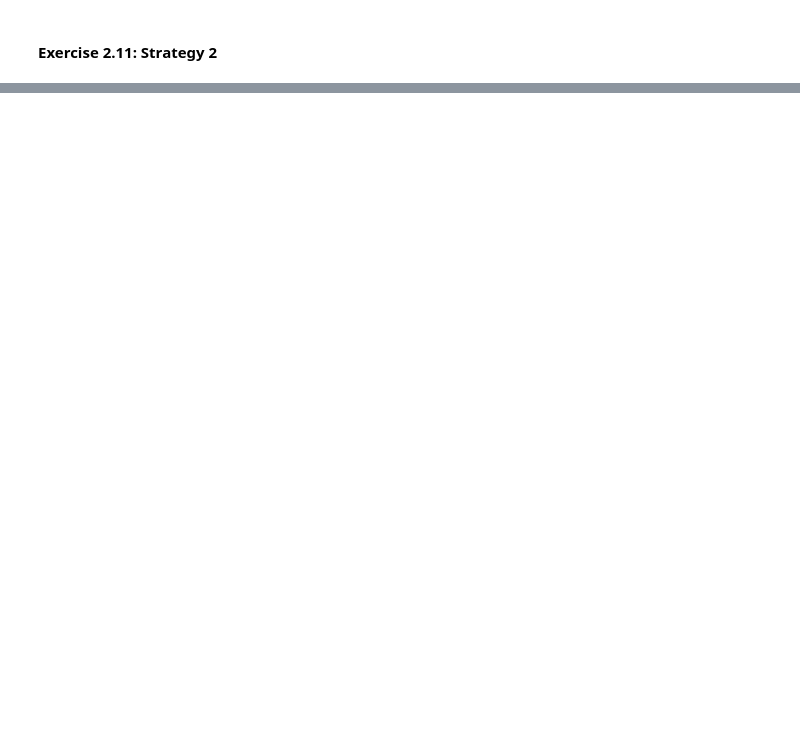
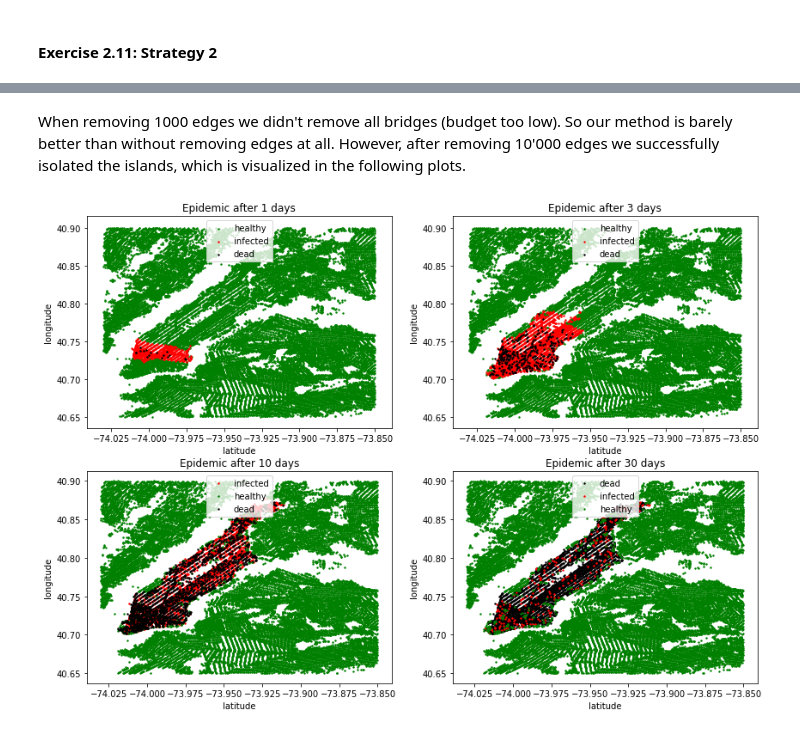
Before and after one commit to rbischof/ianalytics, a Jupyter notebook: ix-lab2/notebooks/ix-lab2-notebook-part3.ipynb, the cells around one changed output, grey strips where cells are left out. Drawn from its saved outputs; the diff is of its cells as text; code cells hidden in the pictures; blank space fills up the shorter version.

```diff
--- a/ix-lab2/notebooks/ix-lab2-notebook-part3.ipynb
+++ b/ix-lab2/notebooks/ix-lab2-notebook-part3.ipynb
@@ -241,0 +238,14 @@ leveraged_10000_2 = mean_percentages_after_30_days(G, sir_10000_2)
+# %% [markdown]
+When removing 1000 edges we didn't remove all bridges (budget too low). So our method is barely better than without removing edges at all. However, after removing 10'000 edges we successfully isolated the islands, which is visualized in the following plots.
+# %%
+plt.figure(figsize=(14,10))
+plt.subplot(2,2,1)
+visualize_epidemics(sir_10000_2, 23654, 1, [0,1,2])
+plt.subplot(2,2,2)
+visualize_epidemics(sir_10000_2, 23654, 3, [0,1,2])
+plt.subplot(2,2,3)
+visualize_epidemics(sir_10000_2, 23654, 10, [1,0,2])
+plt.subplot(2,2,4)
+visualize_epidemics(sir_10000_2, 23654, 30, [2,1,0])
+# %% [output]
+[figure, added]
```
Also changed, not shown: parts of 15 cells of this notebook.
